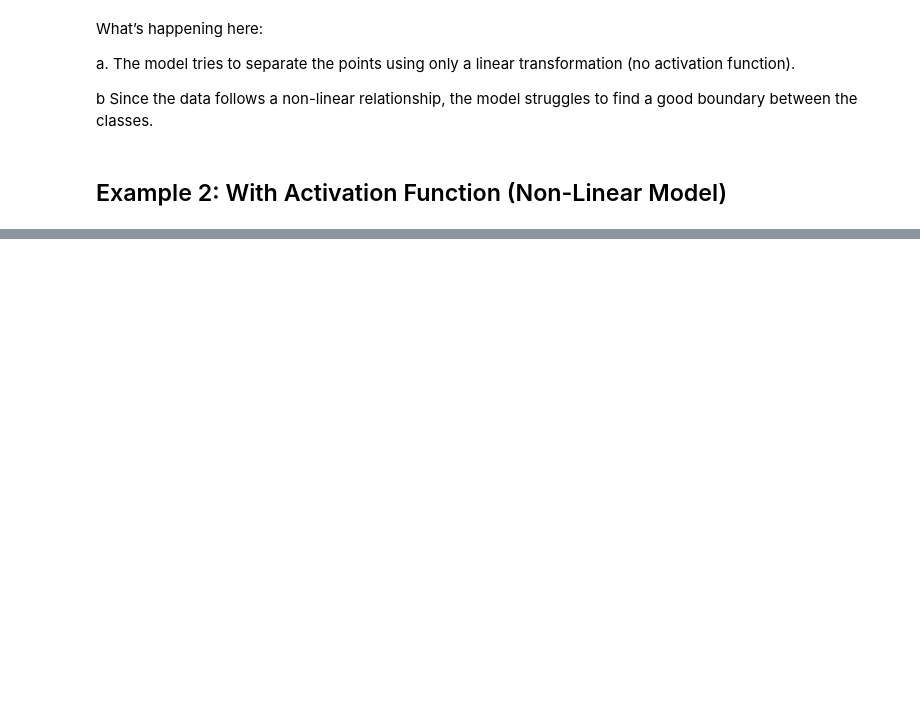
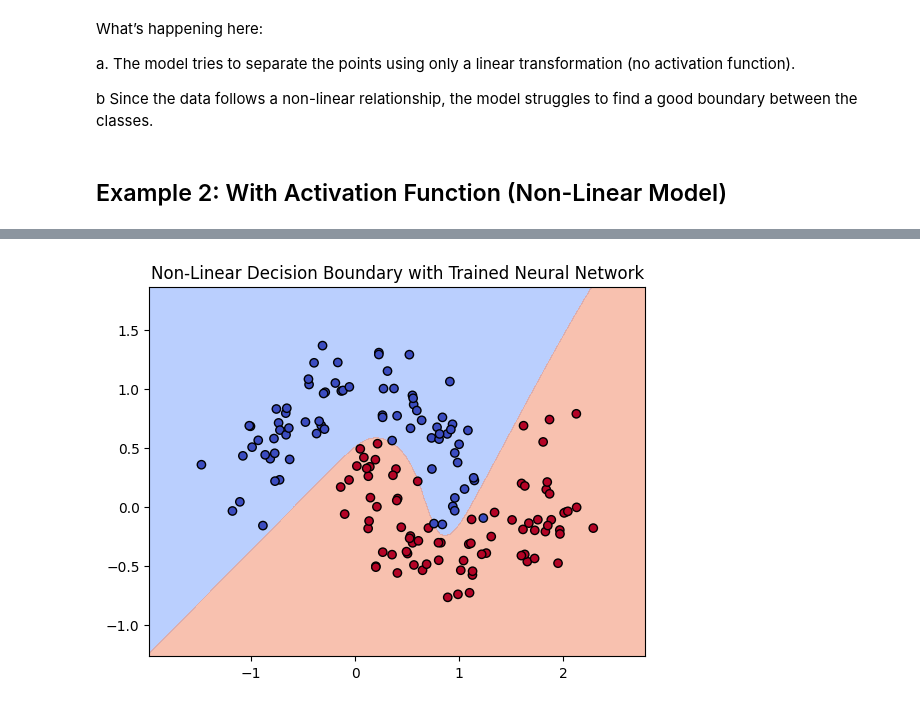
Before and after one commit to rzn-git/NN-from-Scratch, a Jupyter notebook: understand-activation-function.ipynb, the cells around one changed output, grey strips where cells are left out. Saved outputs shown, nothing was run; the diff lists cells and outputs as text; code cells hidden in the pictures; blank space fills up the shorter version.

```diff
--- a/understand-activation-function.ipynb
+++ b/understand-activation-function.ipynb
@@ -112,0 +93,86 @@ plot_decision_boundary(X, y, W1, b1, W2, b2)
+# %%
+import numpy as np
+import matplotlib.pyplot as plt
+from sklearn.datasets import make_moons
+from sklearn.model_selection import train_test_split
+
+# Generate a non-linear dataset (two interleaving half circles)
+X, y = make_moons(n_samples=200, noise=0.2, random_state=42)
+y = y.reshape(-1, 1)  # Reshape y to be a column vector
+
+# Sigmoid activation function and its derivative
+def sigmoid(x):
+    return 1 / (1 + np.exp(-x))
+
+def sigmoid_derivative(x):
+    return sigmoid(x) * (1 - sigmoid(x))
+
+# Neural Network Model with 1 hidden layer
+class NeuralNetwork:
+    def __init__(self, input_dim, hidden_dim, output_dim):
+        # Initialize weights and biases
+        self.W1 = np.random.randn(input_dim, hidden_dim)
+        self.b1 = np.zeros((1, hidden_dim))
+        self.W2 = np.random.randn(hidden_dim, output_dim)
+        self.b2 = np.zeros((1, output_dim))
+
+    def forward(self, X):
+        # First layer (Hidden layer)
+        self.z1 = np.dot(X, self.W1) + self.b1
+        self.a1 = sigmoid(self.z1)  # Activation function (Sigmoid)
+
+        # Output layer
+        self.z2 = np.dot(self.a1, self.W2) + self.b2
+        a2 = sigmoid(self.z2)  # Sigmoid for binary classification
+        return a2
+
+    def backward(self, X, y, output, learning_rate=0.1):
+        # Compute gradients using backpropagation
+        output_error = output - y
+        output_delta = output_error * sigmoid_derivative(self.z2)
+
+        hidden_error = np.dot(output_delta, self.W2.T)
+        hidden_delta = hidden_error * sigmoid_derivative(self.z1)
+
+        # Update weights and biases
+        self.W2 -= np.dot(self.a1.T, output_delta) * learning_rate
+        self.b2 -= np.sum(output_delta, axis=0, keepdims=True) * learning_rate
+        self.W1 -= np.dot(X.T, hidden_delta) * learning_rate
+        self.b1 -= np.sum(hidden_delta, axis=0, keepdims=True) * learning_rate
+
+    def train(self, X, y, epochs=10000, learning_rate=0.1):
+        for i in range(epochs):
+            output = self.forward(X)
+            self.backward(X, y, output, learning_rate)
+
+# Split the data into training and test sets
+X_train, X_test, y_train, y_test = train_test_split(X, y, test_size=0.2, random_state=42)
+
+# Initialize the neural network
+nn = NeuralNetwork(input_dim=2, hidden_dim=3, output_dim=1)
+
+# Train the neural network
+nn.train(X_train, y_train, epochs=10000, learning_rate=0.1)
+
+# Predictions on the test set
+y_pred = nn.forward(X_test)
+y_pred_class = (y_pred > 0.5).astype(int)
+
+# Plot the decision boundary
+def plot_decision_boundary(X, y, model):
+    x_min, x_max = X[:, 0].min() - 0.5, X[:, 0].max() + 0.5
+    y_min, y_max = X[:, 1].min() - 0.5, X[:, 1].max() + 0.5
+    xx, yy = np.meshgrid(np.linspace(x_min, x_max, 100), np.linspace(y_min, y_max, 100))
+
+    Z = model.forward(np.c_[xx.ravel(), yy.ravel()])
+    Z = Z.reshape(xx.shape)
+
+    plt.contourf(xx, yy, Z, levels=[0, 0.5, 1], cmap='coolwarm', alpha=0.6)
+    plt.scatter(X[:, 0], X[:, 1], c=y.ravel(), cmap='coolwarm', edgecolors='k')
+    plt.title("Non-Linear Decision Boundary with Trained Neural Network")
+    plt.show()
+
+# Plot the decision boundary after training
+plot_decision_boundary(X_train, y_train, nn)
+# %% [output]
+[figure, added]
```
Also changed, not shown: parts of 3 cells of this notebook.
